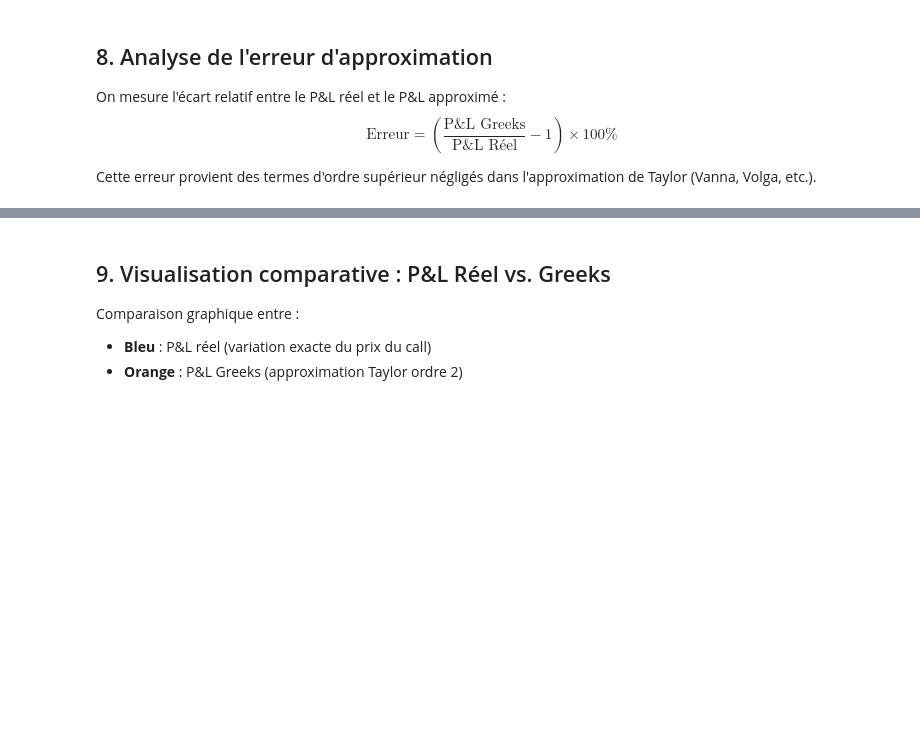
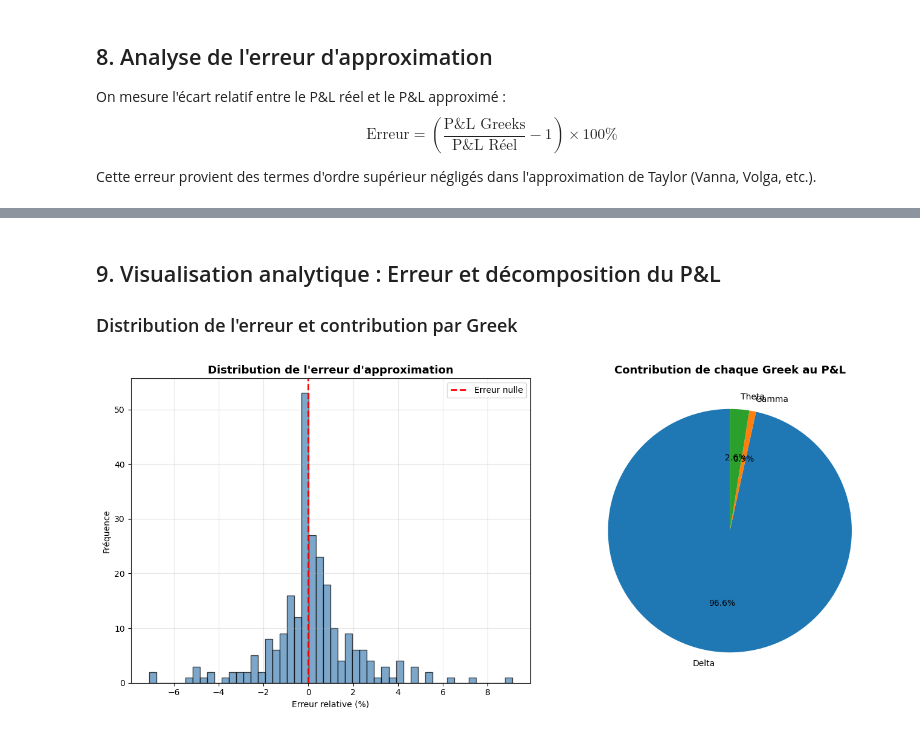
Before and after one commit to thomasnassar/quantitative-finance-notebooks, a Jupyter notebook: Greeks/real_vs_greeks_PnL.ipynb, the cells around one changed output, grey strips where cells are left out. Cells and saved outputs as stored; diff of their text form; code cells hidden in the pictures; blank space fills up the shorter version.

Commit message:
Update Greeks notebooks

```diff
--- a/Greeks/real_vs_greeks_PnL.ipynb
+++ b/Greeks/real_vs_greeks_PnL.ipynb
@@ -27,10 +27,6 @@ import math
 from scipy.stats import norm
 
 %matplotlib inline
-
-# Configuration des graphiques
-plt.style.use('seaborn-v0_8-darkgrid')
-plt.rcParams['figure.figsize'] = (12, 6)
 # %% [markdown]
 ## 2. Paramètres de marché
 
@@ -231,6 +285,0 @@ display(df)
-# %% [markdown]
-## 9. Visualisation comparative : P&L Réel vs. Greeks
-
-Comparaison graphique entre :
-- **Bleu** : P&L réel (variation exacte du prix du call)
-- **Orange** : P&L Greeks (approximation Taylor ordre 2)
@@ -261,3 +286,45 @@ plt.show()
+# %% [markdown]
+## 9. Visualisation analytique : Erreur et décomposition du P&L
+
+### Distribution de l'erreur et contribution par Greek
+# %%
+# Calcul des contributions de chaque Greek
+df['Contrib_Delta'] = df['Delta'] * df['dS']
+df['Contrib_Gamma'] = 0.5 * df['Gamma'] * (df['dS']**2)
+df['Contrib_Theta'] = df['theta'] * dt
+
+# Nettoyage de l'erreur
+erreur_clean = df['Erreur'].replace([np.inf, -np.inf], np.nan).dropna()
+
+# Graphiques
+plt.figure(figsize=(14, 6))
+
+# Histogramme de l'erreur
+plt.subplot(1, 2, 1)
+erreur_clean.hist(bins=50, alpha=0.7, color='steelblue', edgecolor='black')
+plt.axvline(x=0, color='red', linestyle='--', linewidth=2, label='Erreur nulle')
+plt.title("Distribution de l'erreur d'approximation", fontsize=13, fontweight='bold')
+plt.xlabel("Erreur relative (%)")
+plt.ylabel("Fréquence")
+plt.legend()
+plt.grid(alpha=0.3)
+
+# Pizza des contributions
+plt.subplot(1, 2, 2)
+contributions = pd.Series({
+    'Delta': df['Contrib_Delta'].abs().sum(),
+    'Gamma': df['Contrib_Gamma'].abs().sum(),
+    'Theta': df['Contrib_Theta'].abs().sum()
+})
+contributions.plot(kind='pie', autopct='%1.1f%%', startangle=90,
+                   colors=['#1f77b4', '#ff7f0e', '#2ca02c'])
+plt.title("Contribution de chaque Greek au P&L", fontsize=13, fontweight='bold')
+plt.ylabel('')
+
+plt.tight_layout()
+plt.show()
+# %% [output]
+[figure, added]
 # %% [markdown]
 ## 10. Conclusions
 
```
Also changed, not shown: parts of 9 cells of this notebook, 1 other file.
